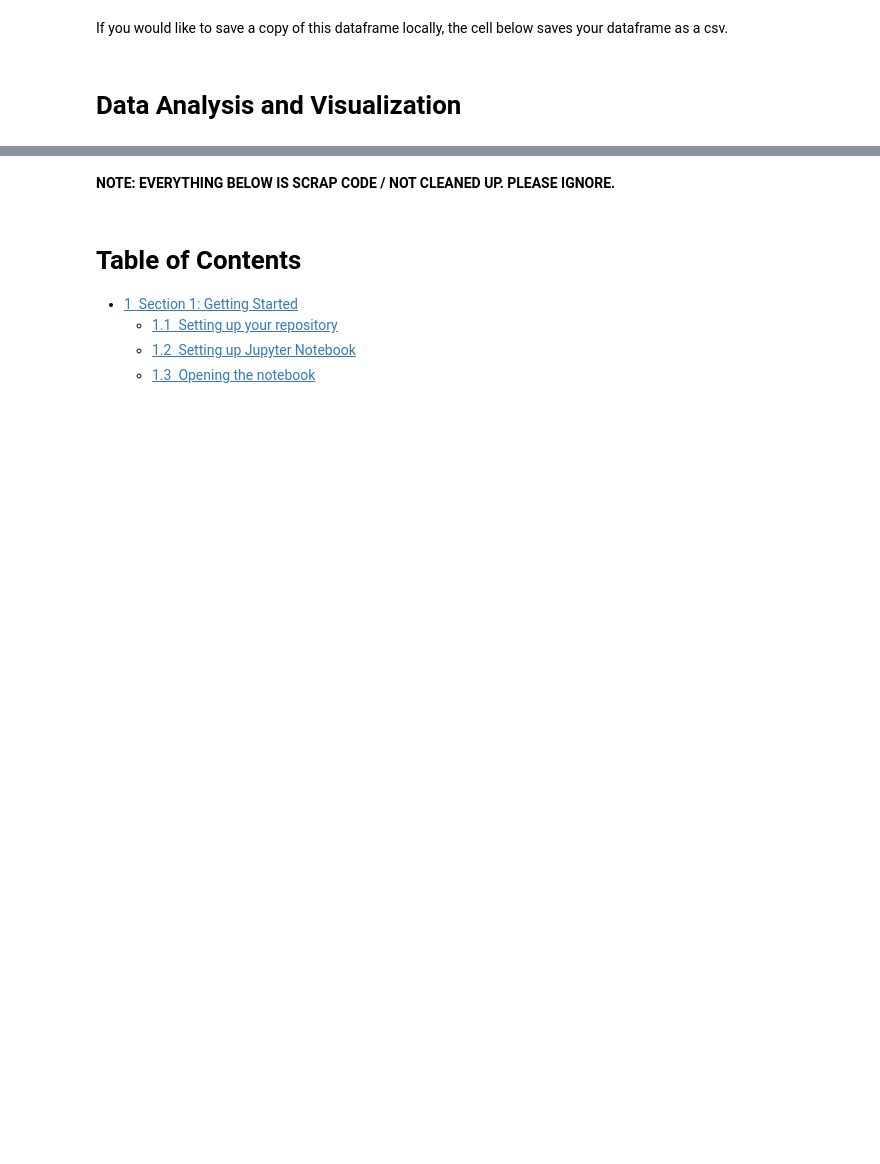
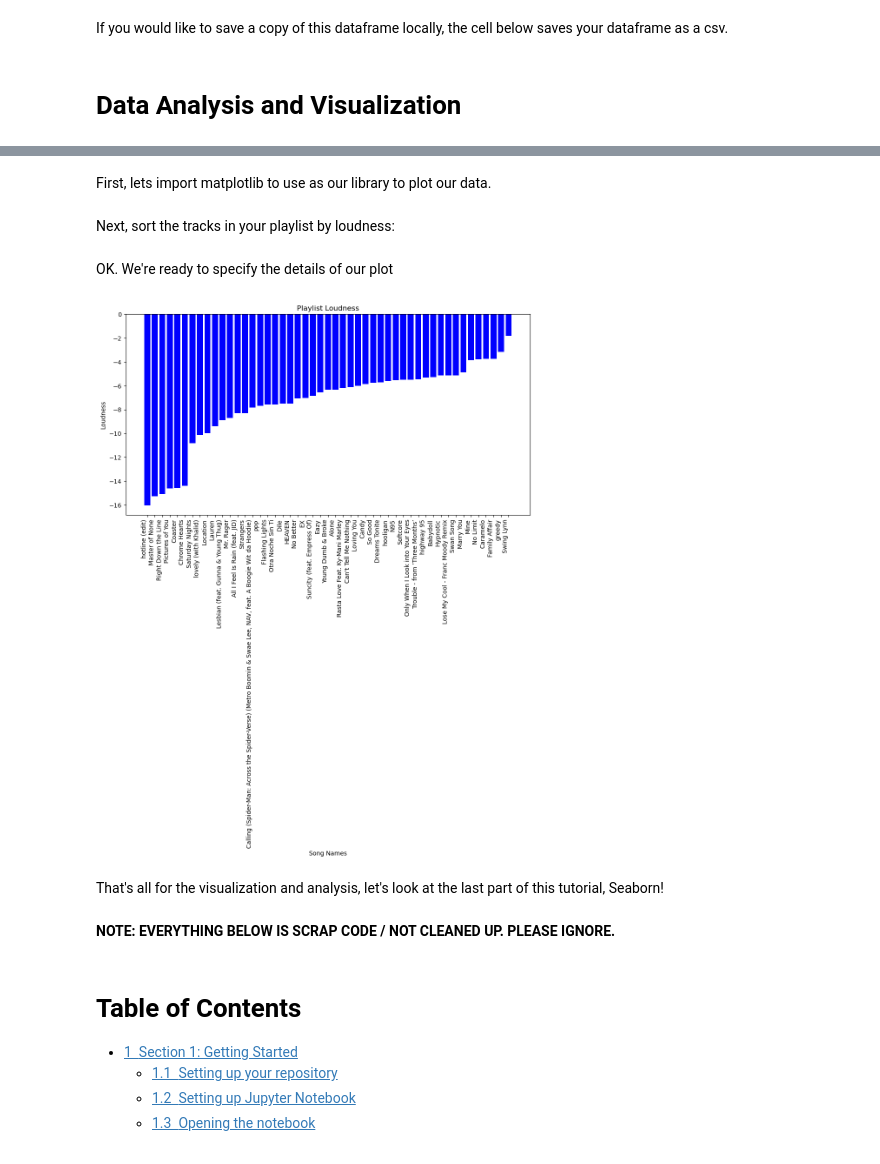
Before and after one commit to HMC-CS123-F23/cs-123-class-project-hannah-amy-daisy, a Jupyter notebook: project.ipynb, the cells around one changed output, grey strips where cells are left out. Saved outputs shown, nothing was run; the diff lists cells and outputs as text; code cells hidden in the pictures; blank space fills up the shorter version.

```diff
--- a/project.ipynb
+++ b/project.ipynb
@@ -28,3 +43,6 @@ CLIENT_SECRET = 'YOUR_CLIENT_SECRET'
+# %%
+CLIENT_ID = '2b953e3f2b104278ae95cba2dcd53e0b' # your client ID
+CLIENT_SECRET = '1b1023c44c3e49199357ddc357ea4aff' # your client secret
 # %% [markdown]
 Now we just need to get your **access token**, which you can receive now that you have your client id and secret. This allows you to access protected resources from the API server. Also note that this token has a limited lifespan so you may need to re-run this cell later on if you notice your API calls failing.
 
@@ -51,7 +69,7 @@ Once you have located your playlist's ID, paste it below.
 BASE_URL = 'https://api.spotify.com/v1/'
 
 # Your playlist ID
-playlist_id = 'YOUR_PLAYLIST_ID'
+playlist_id = '5fu8CDQyQSx2dMyQpEnc7J' # YOUR_PLAYLIST_ID
 # %% [markdown]
 Just like how each Spotify playlist has its unique ID, so does every song! In the following cells, we will:
 - Fetch the track ID of each song in the playlist.
@@ -140,0 +231,3 @@ playlist_df.to_csv("playlist_data.csv")
+# %%
+# Call the function after HEADERS are defined and the playlist data is obtained
+playlist_df = get_playlist_data(playlist_id)
@@ -140,0 +287,2 @@ playlist_df.to_csv("playlist_data.csv")
+# %% [markdown]
+First, lets import matplotlib to use as our library to plot our data.
@@ -141,3 +291,30 @@ playlist_df.to_csv("playlist_data.csv")
+# %% [markdown]
+Next, sort the tracks in your playlist by loudness:
+# %%
+loudness_sorted_df = playlist_df.sort_values(by='loudness')
+# %% [markdown]
+OK. We're ready to specify the details of our plot
+# %%
+# plot size
+plt.figure(figsize=(12, 6))
+# type of graph (in this case bar), specifying loudness as subject being graphed and the color
+plt.bar(loudness_sorted_df['name'], loudness_sorted_df['loudness'], color='blue')
+# label the x axis to be track names
+plt.xlabel('Song Names')
+# and the y to be the loudness
+plt.ylabel('Loudness')
+# give plot a title
+plt.title('Playlist Loudness')
+# Rotate x-axis labels for better visibility
+plt.xticks(rotation=90, ha='right')
+# design specification
+plt.tight_layout()
+# Show the plot
+plt.show()
+# %% [output]
+[figure, added]
+# %% [markdown]
+That's all for the visualization and analysis, let's look at the last part of this tutorial, Seaborn!
 # %% [markdown]
 **NOTE: EVERYTHING BELOW IS SCRAP CODE / NOT CLEANED UP. PLEASE IGNORE.**
 # %% [markdown]
```
Also changed, not shown: parts of 17 cells of this notebook.
